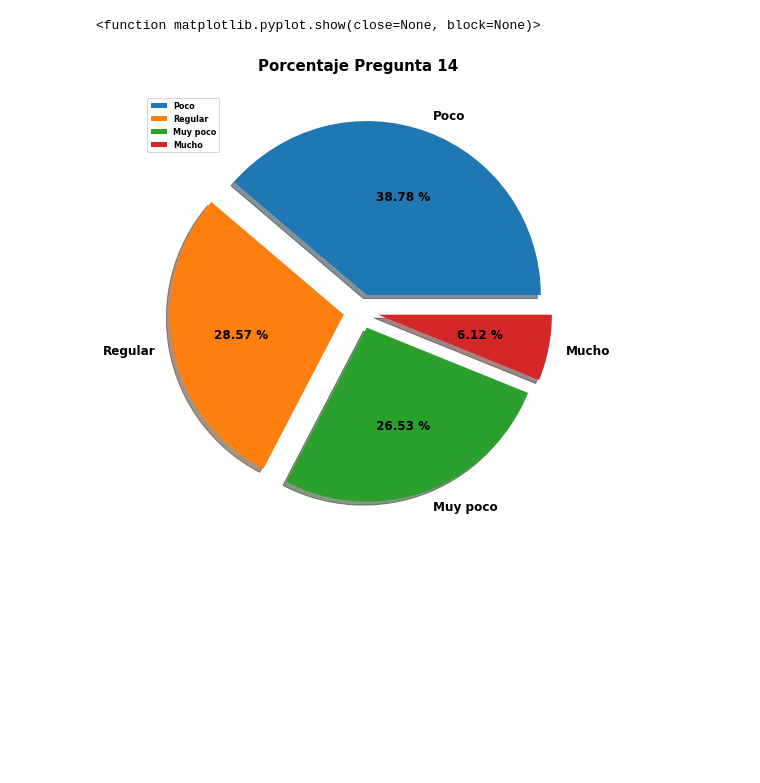
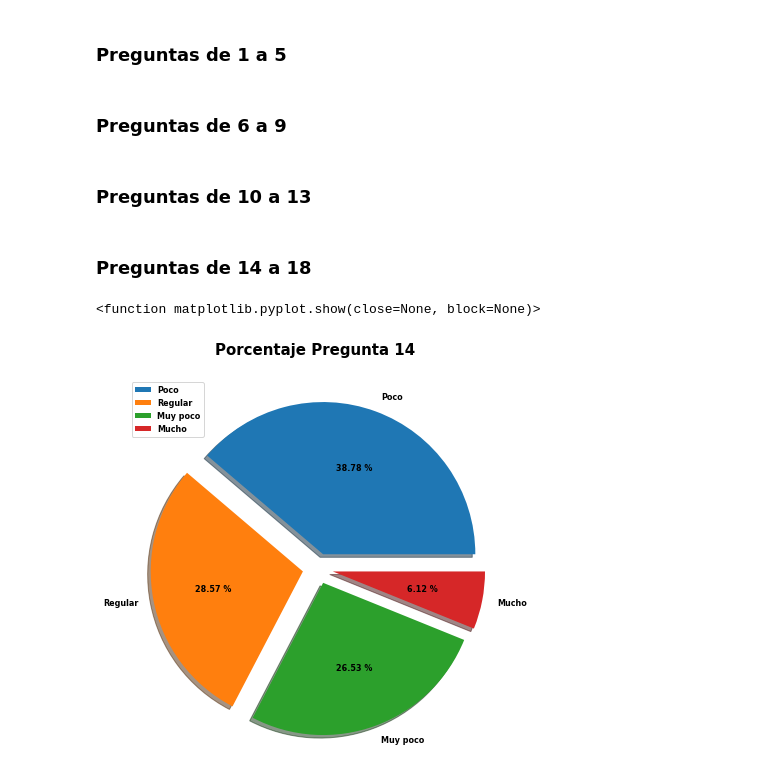
Before and after one commit to rubenramosDev/etl-python, a Jupyter notebook: 3er parcial/Graficas/GraficasIDGS.ipynb, the cells around one changed output. Drawn from its saved outputs; the diff is of its cells as text; code cells hidden in the pictures; blank space fills up the shorter version.

Commit message:
Preguntas del 14 al 18

```diff
--- a/3er parcial/Graficas/GraficasIDGS.ipynb
+++ b/3er parcial/Graficas/GraficasIDGS.ipynb
@@ -44,23 +24,31 @@ df
+# %% [markdown]
+### Preguntas de 1 a 5
+# %% [markdown]
+### Preguntas de 6 a 9
+# %% [markdown]
+### Preguntas de 10 a 13
+# %% [markdown]
+### Preguntas de 14 a 18
 # %%
+#Pregunta 14
 df_valor = df["pregunta_14"].value_counts()
 df_etiqueta = df["pregunta_14"].unique()
 extraccion = 0.1, 0.1, 0.1, 0.1
 
-fig, ax = plt.subplots(figsize=(8,8))
+fig, ax = plt.subplots(figsize=(7,7))
 plt.pie(df_valor,
         labels = df_etiqueta,
         autopct = "%0.2f %%",
         explode=extraccion,
         shadow=True)
 
 ax.set_title("Porcentaje Pregunta 14 \n",
         fontsize=15,
         fontweight="bold")
 
 plt.rcParams.update({'font.size': 8, 'font.weight' : 'bold'})
-
 ax.legend()
 plt.show
 # %% [output]
 <function matplotlib.pyplot.show(close=None, block=None)>
-[figure, old version]
+[figure, new version]
```
Also changed, not shown: parts of 6 cells of this notebook.
